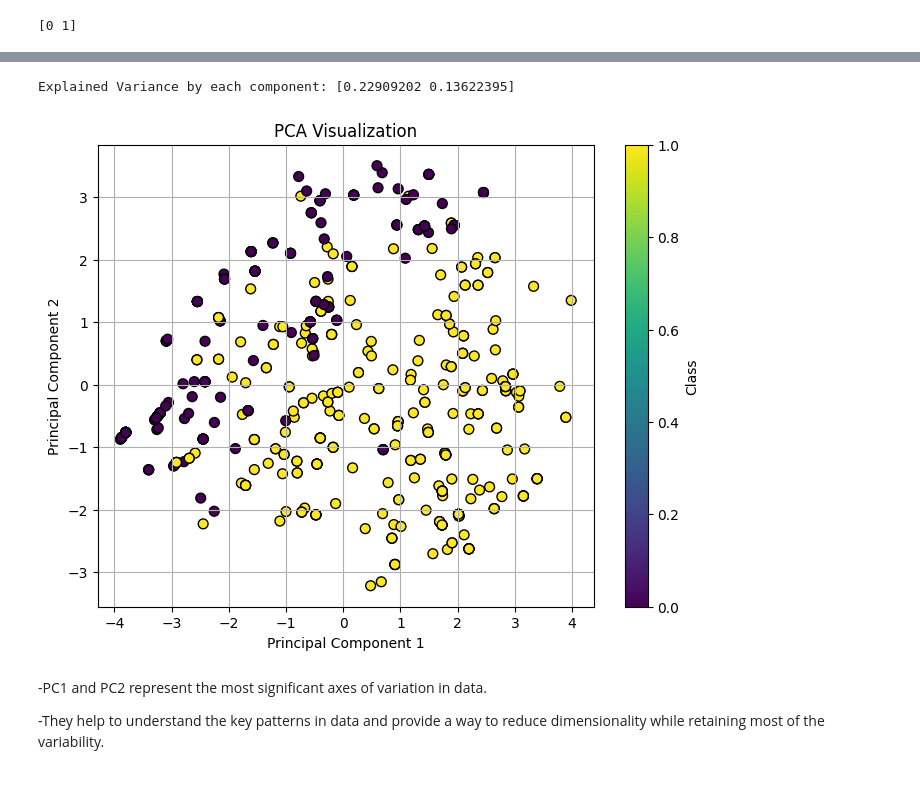
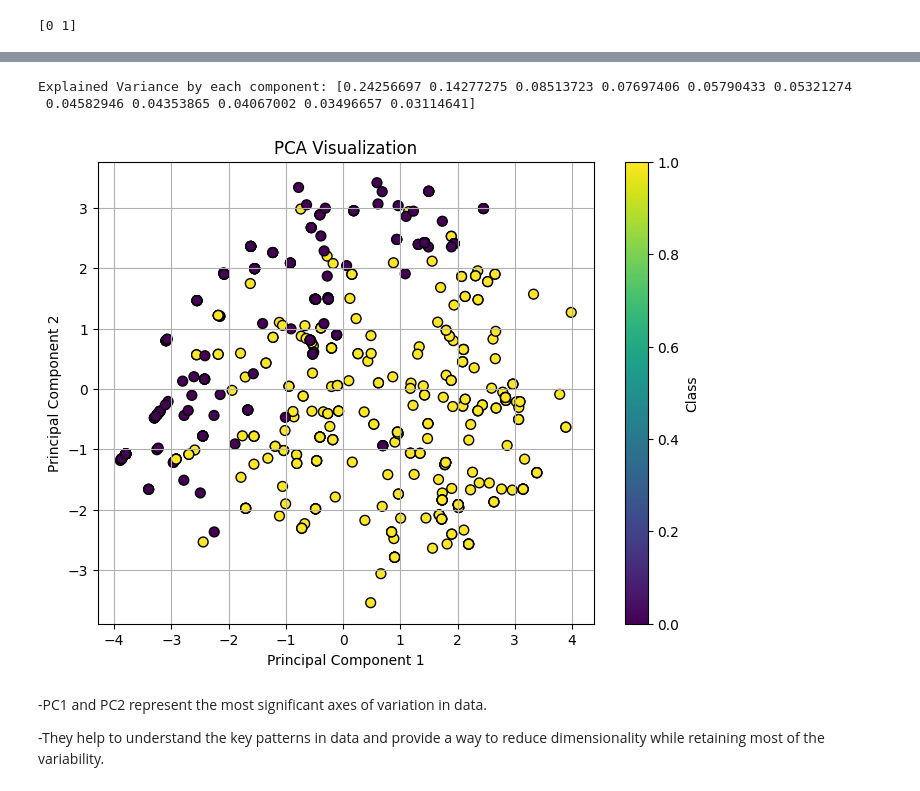
Before and after one commit to AKSHITHA-CHILUKA/Akshitha-GlucoSense-Infy-Nov2024, a Jupyter notebook: Diabities_data_analysis.ipynb, the cells around one changed output, grey strips where cells are left out. Drawn from its saved outputs; the diff is of its cells as text; code cells hidden in the pictures.

```diff
--- a/Diabities_data_analysis.ipynb
+++ b/Diabities_data_analysis.ipynb
@@ -543,36 +542,37 @@ X_scaled = preprocessor.fit_transform(X)
 from sklearn.decomposition import PCA
 from sklearn.preprocessing import StandardScaler, LabelEncoder
 
 X_encoded = X.copy()
 for column in X_encoded.select_dtypes(include=['object', 'category', 'string']).columns: # Include 'category' and 'string' dtypes
     le = LabelEncoder()
     X_encoded[column] = le.fit_transform(X_encoded[column])
 
 scaler = StandardScaler()
 X_scaled = scaler.fit_transform(X_encoded)
 
 
-pca = PCA(n_components=2)
+pca = PCA(n_components=11)
 X_pca = pca.fit_transform(X_scaled)
 
 
 explained_variance = pca.explained_variance_ratio_
 print(f"Explained Variance by each component: {explained_variance}")
 
 
 import matplotlib.pyplot as plt
 
 plt.figure(figsize=(8, 6))
 plt.scatter(X_pca[:, 0], X_pca[:, 1], c=y, cmap='viridis', edgecolor='k', s=50)
 plt.colorbar(label='Class')
 plt.title('PCA Visualization')
 plt.xlabel('Principal Component 1')
 plt.ylabel('Principal Component 2')
 plt.grid(True)
 plt.show()
 # %% [output]
-Explained Variance by each component: [0.22909202 0.13622395]
+Explained Variance by each component: [0.24256697 0.14277275 0.08513723 0.07697406 0.05790433 0.05321274
+ 0.04582946 0.04353865 0.04067002 0.03496657 0.03114641]
-[figure, old version]
+[figure, new version]
 # %% [markdown]
 -PC1 and PC2 represent the most significant axes of variation in data.
 
```
Also changed, not shown: parts of 10 cells of this notebook.
